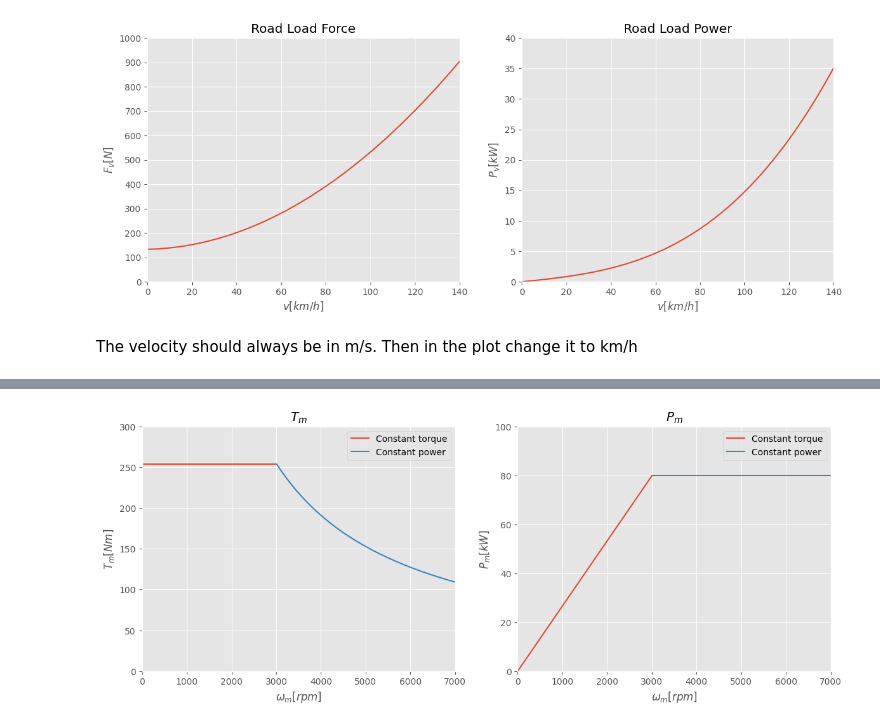
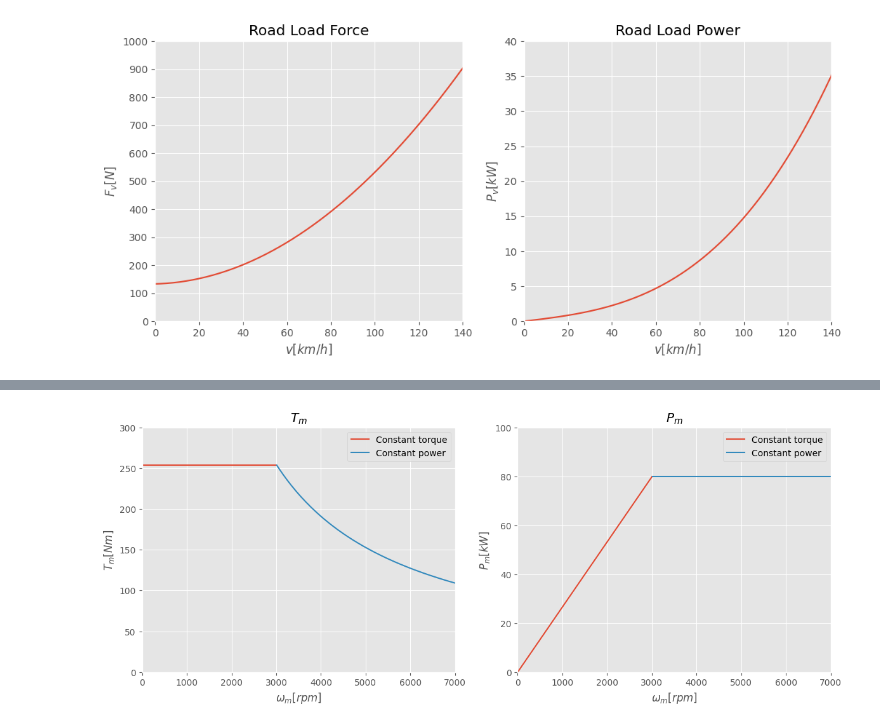
Before and after one commit to daavila1/055164-dynamics-labs, a Jupyter notebook: lab01.ipynb, the cells around one changed output, grey strips where cells are left out. Drawn from its saved outputs; the diff is of its cells as text; code cells hidden in the pictures.

```diff
--- a/lab01.ipynb
+++ b/lab01.ipynb
@@ -6,0 +9,4 @@ from mpl_toolkits.axes_grid1 import host_subplot
+# %%
+# get colors from style scheme
+colors = plt.rcParams['axes.prop_cycle'].by_key()['color']
+print('\n'.join(color for color in colors))
@@ -31,42 +93,36 @@ g = 9.81 # m/s2
 # %%
 # ROAD LOAD FORCE AND POWER
 
-# Davis Equation - Models the resistance forces
 # Make data
 # Velocity
 v = np.linspace(0, 140, 1000) # [m/s]
 # Road Load Force
-f_v =  (a + b * v + c * np.power(v, 2)) # [N]
+f_v = road_load_force(v) # [N]
 # Road Load Power
-p_v = (f_v * v) / 1000 # [kW]
+p_v = road_load_power(v, f_v) # [W]
 
 # Plot
-fig, ax = plt.subplots(1, 2, figsize=(14,5)) # 1 row, 2 columns
-plt.style.use('ggplot')
+fig, (ax1, ax2) = plt.subplots(1, 2, figsize=(12,5))
 
-# Force
-ax[0].set_xlabel(r'$v  [km/h]$')
-ax[0].set_ylabel(r'$F_v [N]$')
-ax[0].set_title('Road Load Force')
-ax[0].set_ylim(0, 1000)
-ax[0].set_yticks(np.arange(0, 1100, 100))
+ax1.plot(v * 3.6, f_v)
+ax1.set(
+    xlabel = r'$v  [km/h]$',
+    ylabel = r'$F_v [N]$',
+    title = 'Road Load Force',
+    xlim = (0, 140),
+    ylim = (0, 1000),
+    yticks = np.arange(0, 1100, 100),
+)
 
-ax[0].plot(v * (3600 / 1000), f_v)
-
-# Power
-ax[1].set_xlabel(r'$v  [km/h]$')
-ax[1].set_ylabel(r'$P_v [kW]$')
-ax[1].set_title('Road Load Power')
-ax[1].set_ylim(0, 40)
-
-ax[1].plot(v * (3600 / 1000), p_v)
-
-for axe in ax:
-    axe.set_xlim(0, 140)
-
+ax2.plot(v * 3.6, p_v / 1000)
+ax2.set(
+    xlabel = r'$v  [km/h]$',
+    ylabel = r'$P_v [kW]$',
+    title = 'Road Load Power',
+    xlim = (0, 140),
+    ylim = (0, 40),
+)
 
 plt.show()
 # %% [output]
-[figure, old version]
+[figure, new version]
-# %% [markdown]
-The velocity should always be in m/s. Then in the plot change it to km/h
```
Also changed, not shown: parts of 12 cells of this notebook.
